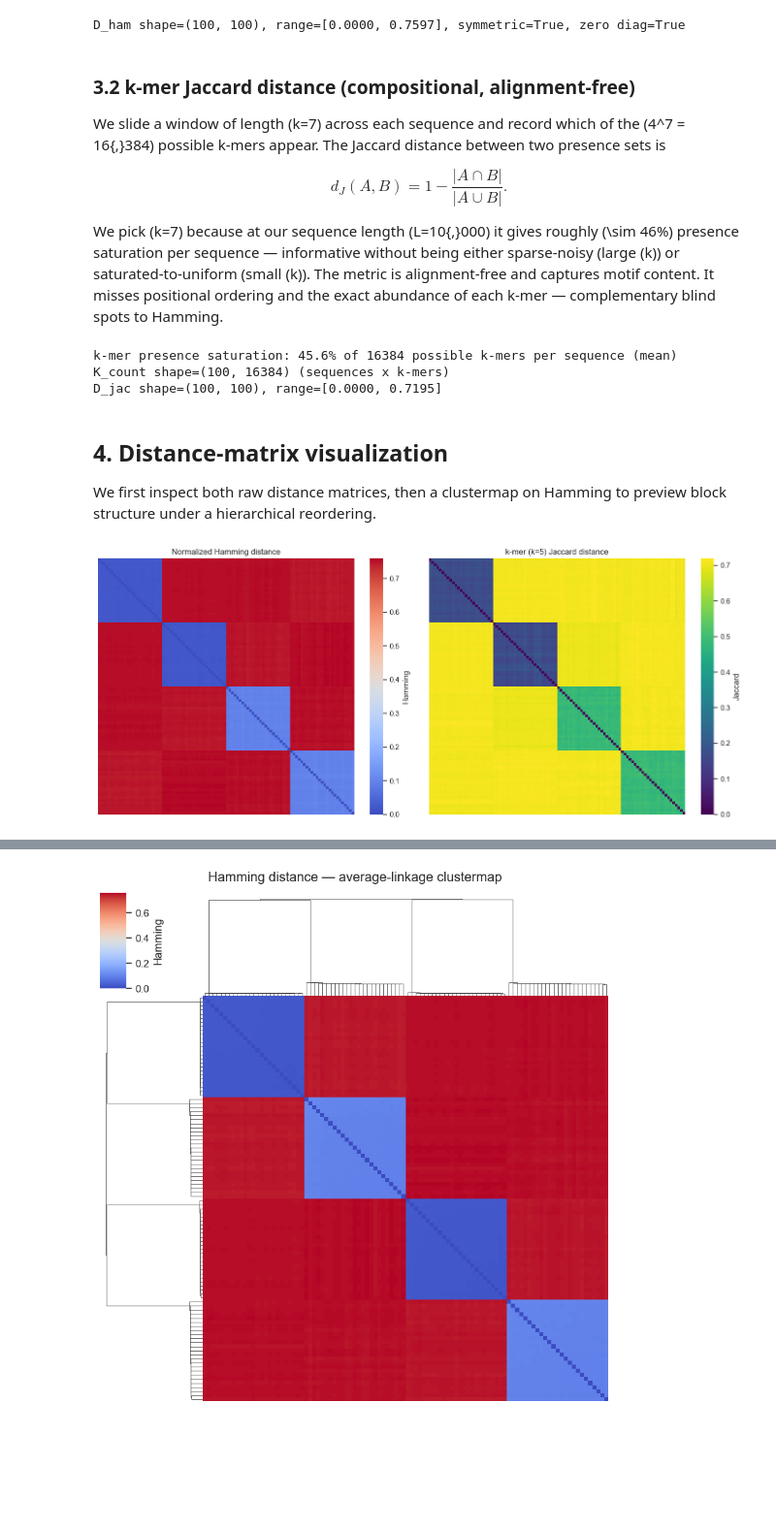
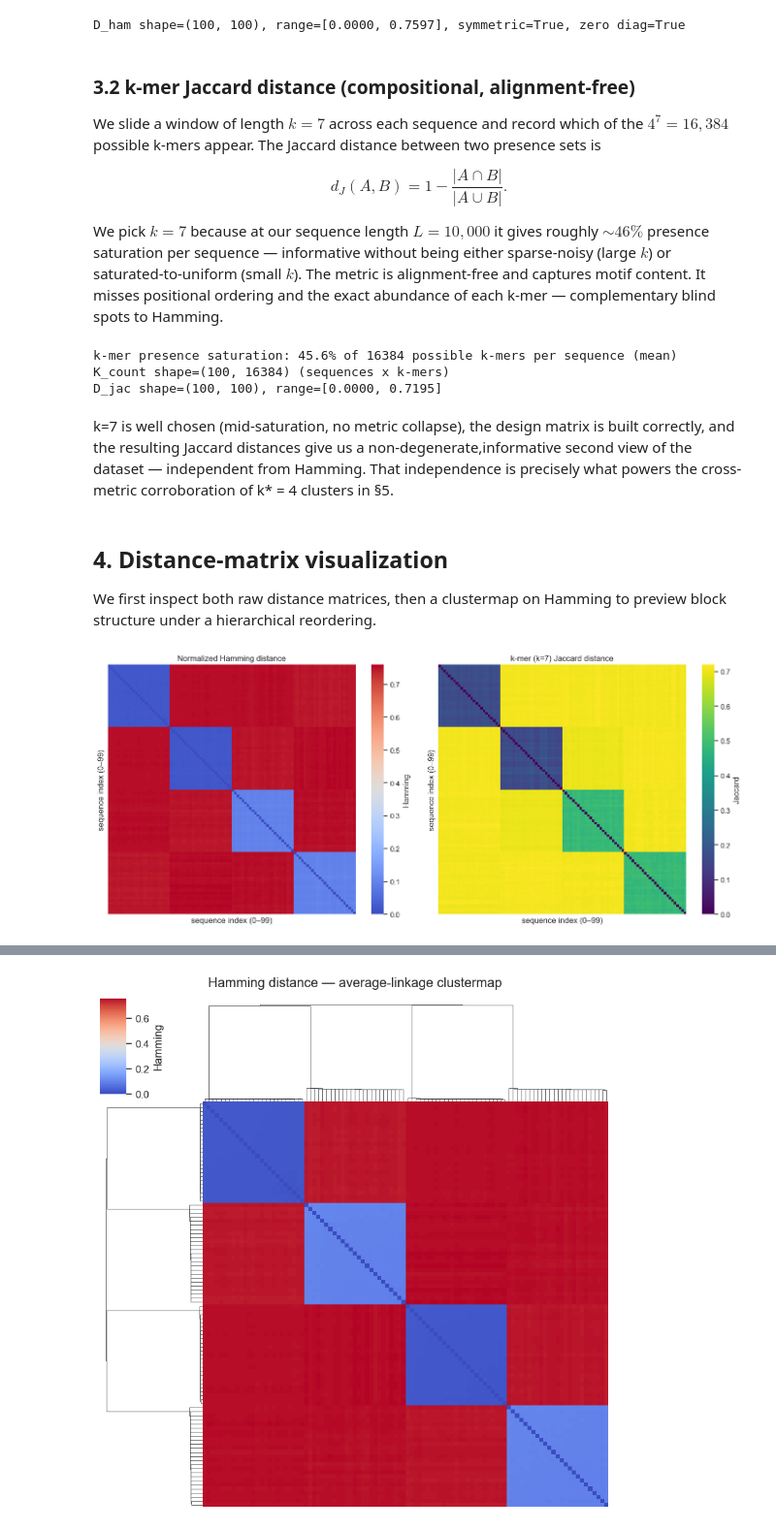
Before and after one commit to annakatharina3/Machine-Learning-2, a Jupyter notebook: Assignment 3/Task2_Classified_sequence.ipynb, the cells around one changed output, grey strips where cells are left out. Shown at 97% size. Cells and saved outputs as stored; diff of their text form; code cells hidden in the pictures; blank space fills up the shorter version.

```diff
--- a/Assignment 3/Task2_Classified_sequence.ipynb
+++ b/Assignment 3/Task2_Classified_sequence.ipynb
@@ -161,14 +162,14 @@ D_ham shape=(100, 100), range=[0.0000, 0.7597], symmetric=True, zero diag=True
 # %% [markdown]
 ### 3.2 k-mer Jaccard distance (compositional, alignment-free)
 
-We slide a window of length \(k=7\) across each sequence and record which of the
-\(4^7 = 16{,}384\) possible k-mers appear. The Jaccard distance between two presence sets is
+We slide a window of length $k=7$ across each sequence and record which of the
+$4^7 = 16{,}384$ possible k-mers appear. The Jaccard distance between two presence sets is
 
 $$d_J(A, B) = 1 - \frac{|A \cap B|}{|A \cup B|}.$$
 
-We pick \(k=7\) because at our sequence length \(L=10{,}000\) it gives roughly
-\(\sim 46\%\) presence saturation per sequence — informative without being either
-sparse-noisy (large \(k\)) or saturated-to-uniform (small \(k\)). The metric is
+We pick $k=7$ because at our sequence length $L=10{,}000$ it gives roughly
+$\sim 46\%$ presence saturation per sequence — informative without being either
+sparse-noisy (large $k$) or saturated-to-uniform (small $k$). The metric is
 alignment-free and captures motif content. It misses positional ordering and the exact
 abundance of each k-mer — complementary blind spots to Hamming.
 # %%
@@ -195,6 +196,8 @@ print(f"D_jac shape={D_jac.shape}, range=[{D_jac.min():.4f}, {D_jac.max():.4f}]"
 k-mer presence saturation: 45.6% of 16384 possible k-mers per sequence (mean)
 K_count shape=(100, 16384) (sequences x k-mers)
 D_jac shape=(100, 100), range=[0.0000, 0.7195]
+# %% [markdown]
+k=7 is well chosen (mid-saturation, no metric collapse), the design matrix is built correctly, and the resulting Jaccard distances give us a non-degenerate,informative second view of the dataset — independent from Hamming. That independence is precisely what powers the cross-metric corroboration of k* = 4 clusters in §5.
 # %% [markdown]
 ## 4. Distance-matrix visualization
 
@@ -203,12 +206,14 @@ structure under a hierarchical reordering.
 # %%
 fig, axes = plt.subplots(1, 2, figsize=(14, 6))
 sns.heatmap(D_ham, cmap="coolwarm", ax=axes[0], cbar_kws={"label": "Hamming"})
 axes[0].set_title("Normalized Hamming distance")
 sns.heatmap(D_jac, cmap="viridis", ax=axes[1], cbar_kws={"label": "Jaccard"})
-axes[1].set_title("k-mer (k=5) Jaccard distance")
+axes[1].set_title(f"k-mer (k={K_VAL}) Jaccard distance")
 for ax in axes:
     ax.set_xticks([]); ax.set_yticks([])
+    ax.set_xlabel("sequence index (0–99)")
+    ax.set_ylabel("sequence index (0–99)")
 plt.tight_layout()
 plt.show()
 # %% [output]
-[figure, old version]
+[figure, new version]
```
Also changed, not shown: parts of 7 cells of this notebook, 1 other file.
